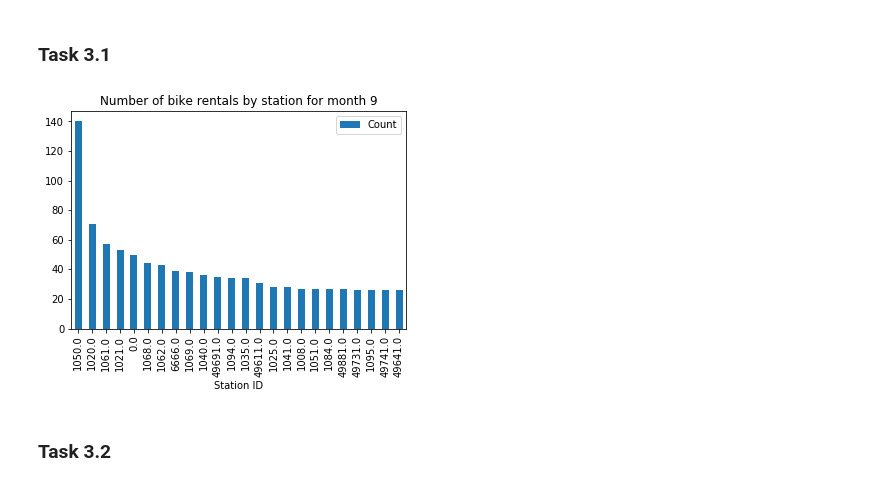
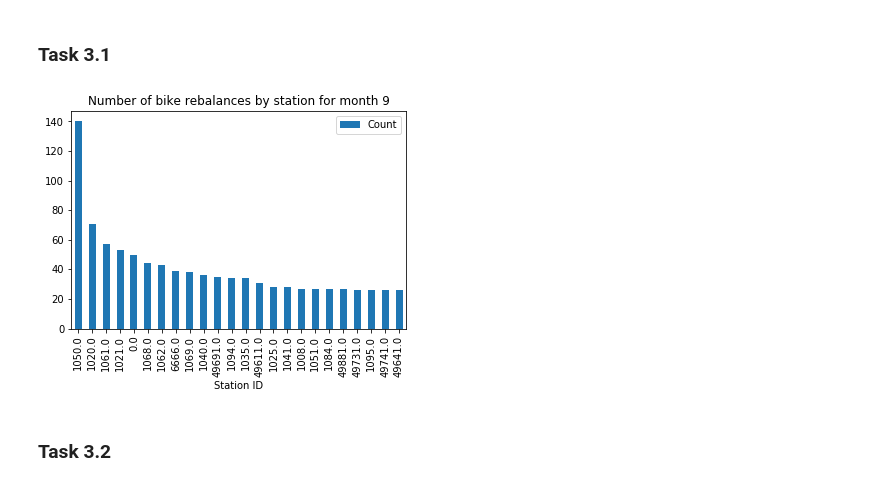
Before and after one commit to erichunzeker/HealthyRidePGH, a Jupyter notebook: bikeviz.ipynb, the cells around one changed output. Saved outputs shown, nothing was run; the diff lists cells and outputs as text; code cells hidden in the pictures.

```diff
--- a/bikeviz.ipynb
+++ b/bikeviz.ipynb
@@ -272,28 +272,28 @@ In this task you will create graphs to show the rebalancing issue.
 # %%
 rebal_month = rebal[['From Date', 'From station id', 'rebal']].copy()
 rebal_month = rebal_month.copy()
 
 inames = rebal_month[rebal_month['rebal'] == False].index
 rebal_month.drop(inames , inplace=True)
 rebal_month['From Date'] = rebal_month['From Date'].apply(getDateNotTime)
 
 rebal_month = rebal_month.drop(['rebal'], axis=1)
 
 rebal_month.columns = ['Date','Station ID']
 rebal_month = rebal_month.sort_values('Station ID')
 
 rebal_month['Date'] = rebal_month['Date'].apply(getMonth)
 
 rebal_month = rebal_month.loc[rebal_month['Date'] == filter_month]
 rebal_month = rebal_month['Station ID'].groupby([rebal_month['Station ID']]).count()
 rebal_month = rebal_month.sort_values(ascending=False)
 keys = rebal_month.keys()
 counts = rebal_month.tolist()
 
 df = pd.DataFrame({'Station ID':keys[0:24], 'Count':counts[0:24]})
-ti = 'Number of bike rentals by station for month ' + str(filter_month)
+ti = 'Number of bike rebalances by station for month ' + str(filter_month)
 ax = df.plot.bar(x='Station ID', y='Count', title=ti)
 # %% [output]
-[figure, old version]
+[figure, new version]
 # %% [markdown]
 ### Task 3.2
```
Also changed, not shown: parts of 1 cell of this notebook.
